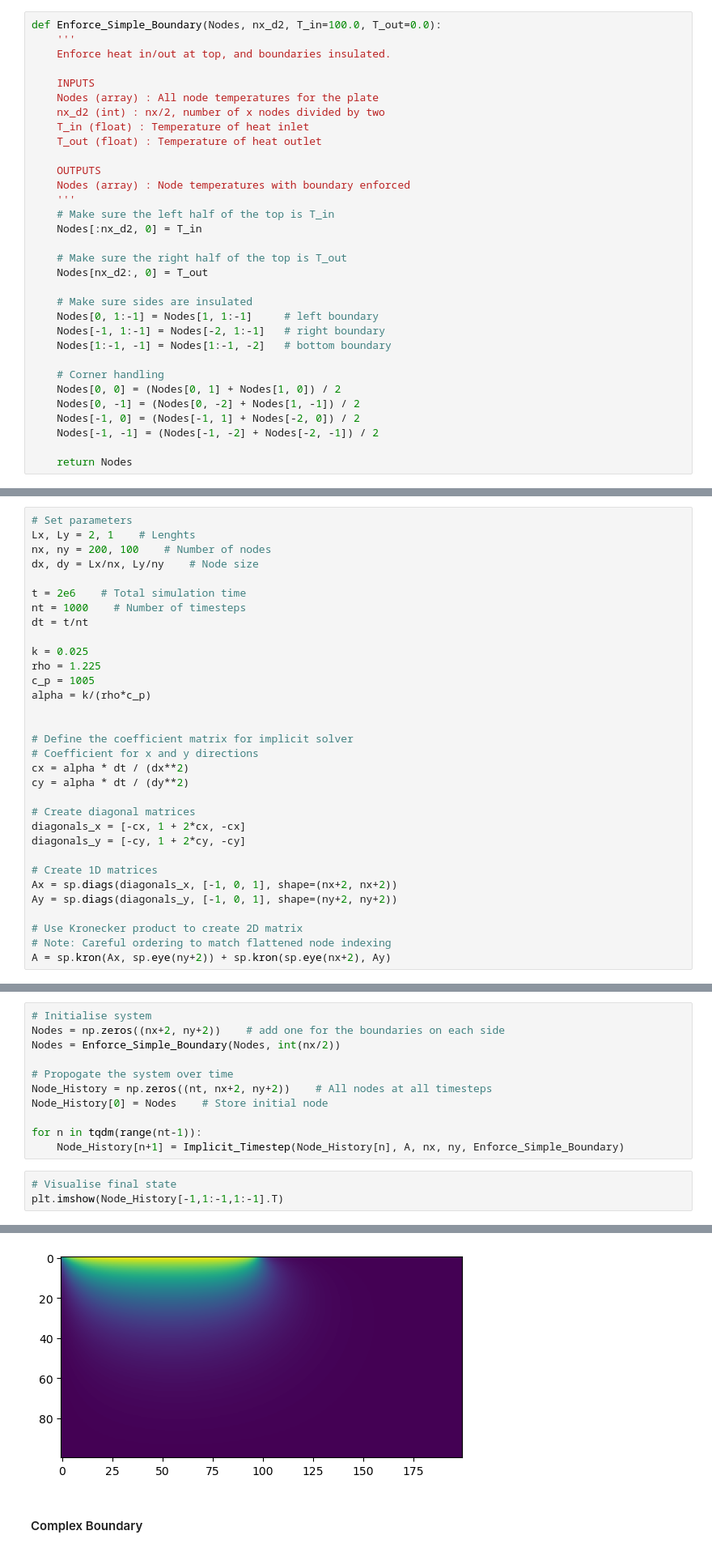
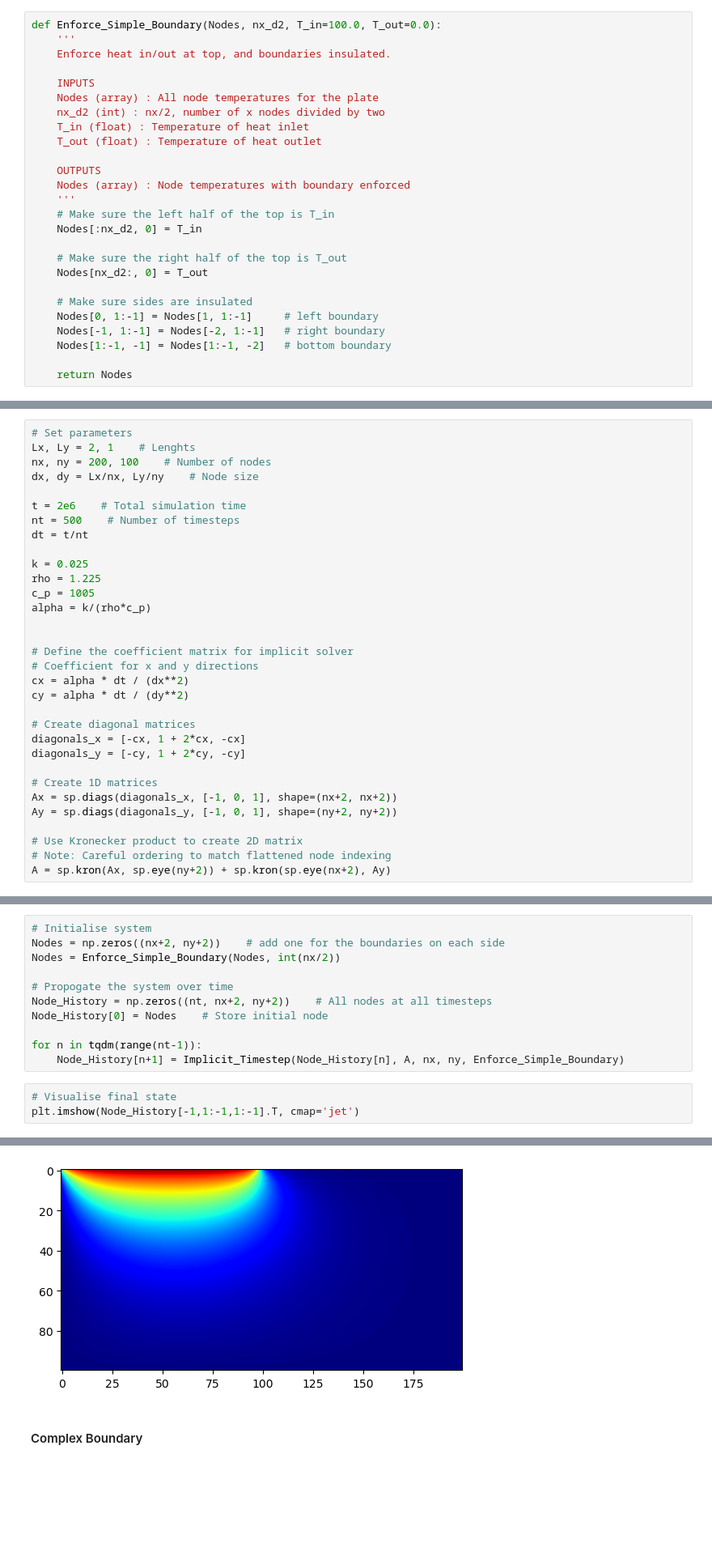
Before and after one commit to SolomonAsghar/ThermalPanel, a Jupyter notebook: PythonVersion.ipynb, the cells around one changed output, grey strips where cells are left out. Shown: that part at 81% size. Saved outputs shown, nothing was run; the diff lists cells and outputs as text; blank space fills up the shorter version.

```diff
--- a/PythonVersion.ipynb
+++ b/PythonVersion.ipynb
@@ -33,12 +33,6 @@ def Enforce_Simple_Boundary(Nodes, nx_d2, T_in=100.0, T_out=0.0):
     Nodes[-1, 1:-1] = Nodes[-2, 1:-1]   # right boundary
     Nodes[1:-1, -1] = Nodes[1:-1, -2]   # bottom boundary
 
-    # Corner handling
-    Nodes[0, 0] = (Nodes[0, 1] + Nodes[1, 0]) / 2
-    Nodes[0, -1] = (Nodes[0, -2] + Nodes[1, -1]) / 2
-    Nodes[-1, 0] = (Nodes[-1, 1] + Nodes[-2, 0]) / 2
-    Nodes[-1, -1] = (Nodes[-1, -2] + Nodes[-2, -1]) / 2
-
     return Nodes
 # %%
 def Enforce_Complex_Boundary(Nodes, nx_d2,
@@ -117,7 +111,7 @@ nx, ny = 200, 100    # Number of nodes
 dx, dy = Lx/nx, Ly/ny    # Node size
 
 t = 2e6    # Total simulation time
-nt = 1000    # Number of timesteps
+nt = 500    # Number of timesteps
 dt = t/nt
 
 k = 0.025
@@ -157,10 +151,10 @@ for n in tqdm(range(nt-1)):
     Node_History[n+1] = Implicit_Timestep(Node_History[n], A, nx, ny, Enforce_Simple_Boundary)
 # %%
 # Visualise final state
-plt.imshow(Node_History[-1,1:-1,1:-1].T)
+plt.imshow(Node_History[-1,1:-1,1:-1].T, cmap='jet')
 # %% [output]
 <matplotlib.image.AxesImage at 0x...>
-[figure, old version]
+[figure, new version]
 # %% [markdown]
 #### Complex Boundary
 # %%
```
Also changed, not shown: parts of 7 cells of this notebook.
